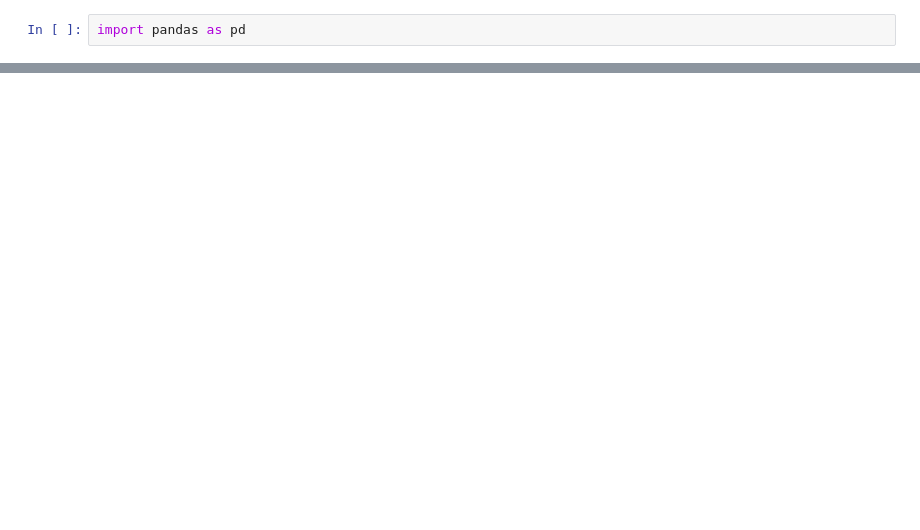
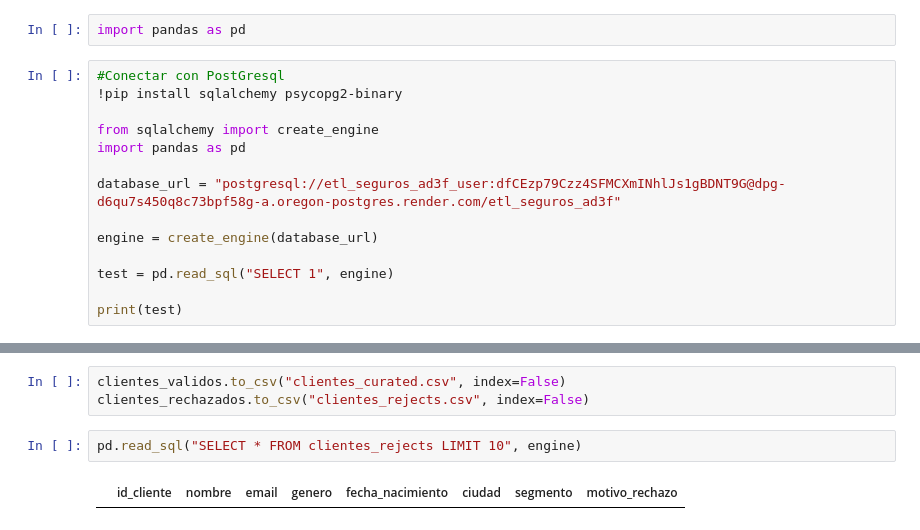
Before and after one commit to MarvinAntillon97/datawarehouse-seguros, a Jupyter notebook: Clientes.ipynb, the cells around one changed output, grey strips where cells are left out. Saved outputs shown, nothing was run; the diff lists cells and outputs as text; blank space fills up the shorter version.

Commit message:
Archivo de clientes procesado.

```diff
--- a/Clientes.ipynb
+++ b/Clientes.ipynb
@@ -5,2 +7,16 @@ https://github.com/MarvinAntillon97/datawarehouse-seguros.git
 # %%
 import pandas as pd
+# %%
+#Conectar con PostGresql
+!pip install sqlalchemy psycopg2-binary
+
+from sqlalchemy import create_engine
+import pandas as pd
+
+database_url = "postgresql://etl_seguros_ad3f_user:dfCEzp79Czz4SFMCXmINhlJs1gBDNT9G@dpg-d6qu7s450q8c73bpf58g-a.oregon-postgres.render.com/etl_seguros_ad3f"
+
+engine = create_engine(database_url)
+
+test = pd.read_sql("SELECT 1", engine)
+
+print(test)
@@ -122,0 +143,7 @@ df.loc[df["id_cliente"].isnull(),"motivo_rechazo"] +="id_cliente nulo; "
+# %%
+clientes_validos.to_csv("clientes_curated.csv", index=False)
+clientes_rechazados.to_csv("clientes_rejects.csv", index=False)
+# %%
+pd.read_sql("SELECT * FROM clientes_rejects LIMIT 10", engine)
+# %% [output]
+|  | id_cliente | nombre | email | genero | fecha_nacimiento | ciudad | segmento | motivo_rechazo |
```
Also changed, not shown: parts of 30 cells of this notebook.
